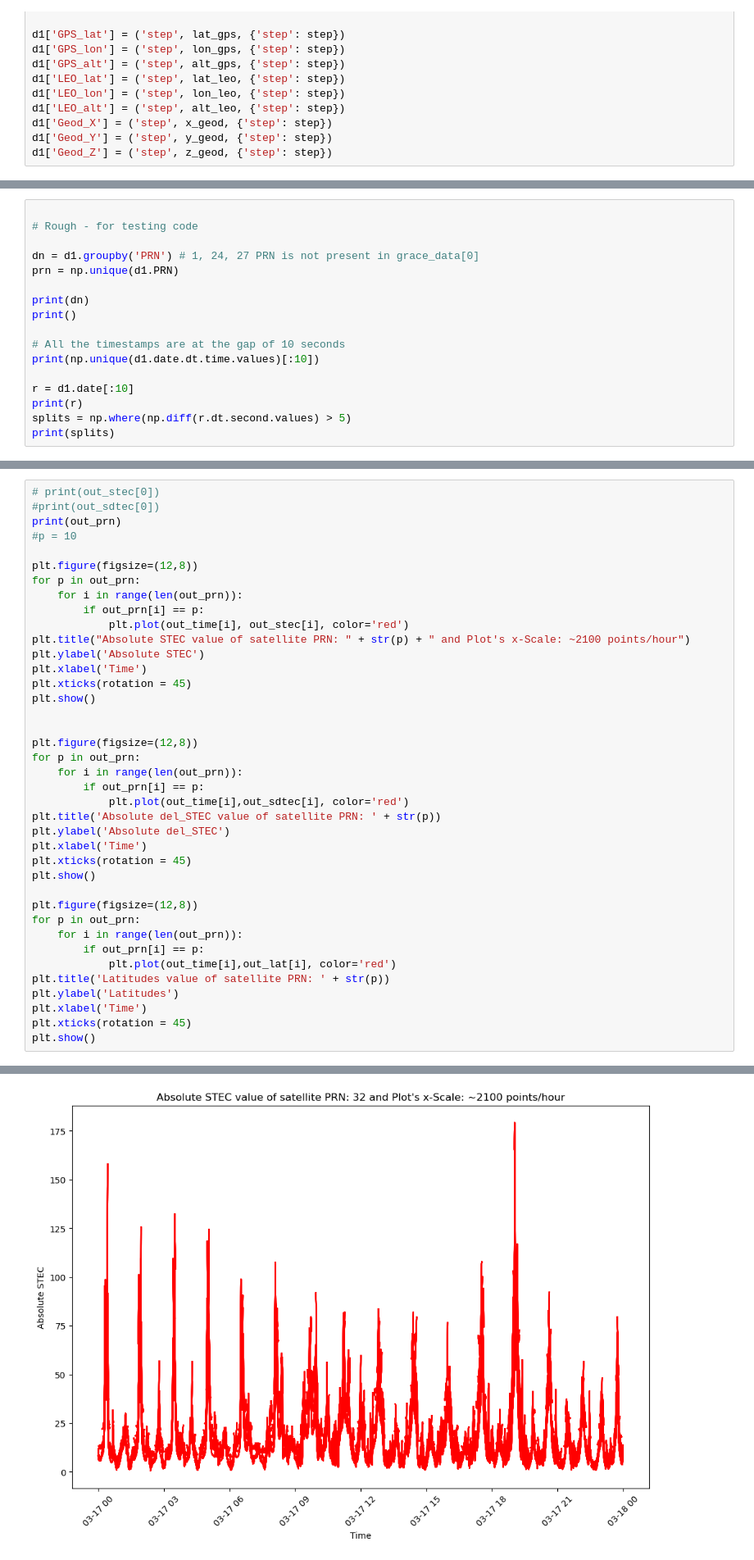
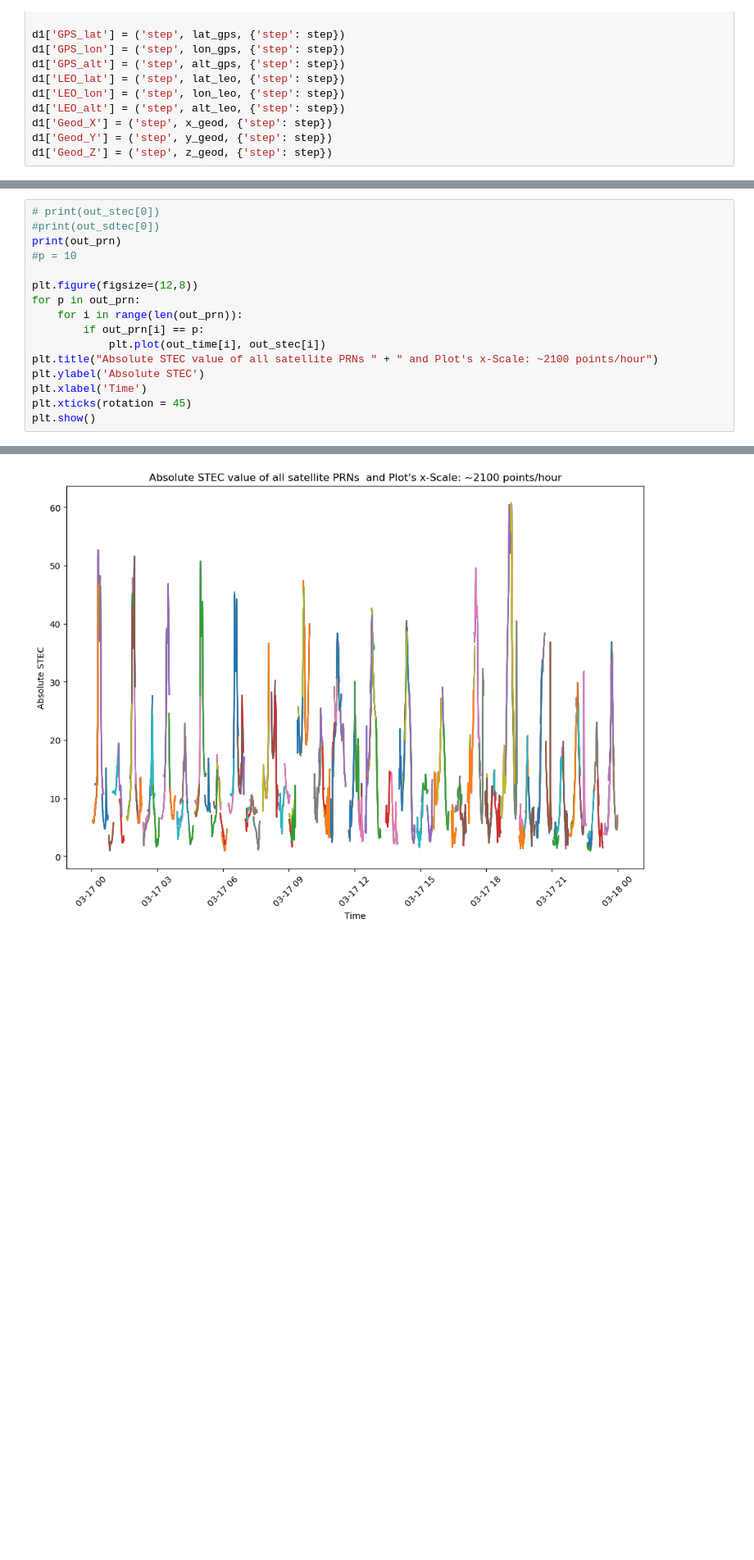
Before and after one commit to abukowski21/sat-interp-tid-analysis, a Jupyter notebook: esa_satellite_data.ipynb, the cells around one changed output, grey strips where cells are left out. Shown at 82% size. Cells and saved outputs as stored; diff of their text form; blank space fills up the shorter version.

Commit message:
Stitching segments to make edens plot

```diff
--- a/esa_satellite_data.ipynb
+++ b/esa_satellite_data.ipynb
@@ -557,17 +242,0 @@ print(yn)
-# %%
-
-# Rough - for testing code
-
-dn = d1.groupby('PRN') # 1, 24, 27 PRN is not present in grace_data[0]
-prn = np.unique(d1.PRN)
-
-print(dn)
-print()
-
-# All the timestamps are at the gap of 10 seconds
-print(np.unique(d1.date.dt.time.values)[:10])
-
-r = d1.date[:10]
-print(r)
-splits = np.where(np.diff(r.dt.second.values) > 5)
-print(splits)
@@ -774,33 +378,10 @@ plt.figure(figsize=(12,8))
 for p in out_prn:
     for i in range(len(out_prn)):
         if out_prn[i] == p:
-            plt.plot(out_time[i], out_stec[i], color='red')
-plt.title("Absolute STEC value of satellite PRN: " + str(p) + " and Plot's x-Scale: ~2100 points/hour")
+            plt.plot(out_time[i], out_stec[i])
+plt.title("Absolute STEC value of all satellite PRNs " + " and Plot's x-Scale: ~2100 points/hour")
 plt.ylabel('Absolute STEC')
 plt.xlabel('Time')
 plt.xticks(rotation = 45)
 plt.show()
-
-
-plt.figure(figsize=(12,8))
-for p in out_prn:
-    for i in range(len(out_prn)):
-        if out_prn[i] == p:
-            plt.plot(out_time[i],out_sdtec[i], color='red')
-plt.title('Absolute del_STEC value of satellite PRN: ' + str(p))
-plt.ylabel('Absolute del_STEC')
-plt.xlabel('Time')
-plt.xticks(rotation = 45)
-plt.show()
-
-plt.figure(figsize=(12,8))
-for p in out_prn:
-    for i in range(len(out_prn)):
-        if out_prn[i] == p:
-            plt.plot(out_time[i],out_lat[i], color='red')
-plt.title('Latitudes value of satellite PRN: ' + str(p))
-plt.ylabel('Latitudes')
-plt.xlabel('Time')
-plt.xticks(rotation = 45)
-plt.show()
 # %% [output]
@@ -808 +389 @@ plt.show()
-[figure, old version]
+[figure, new version]
```
Also changed, not shown: parts of 39 cells of this notebook.
